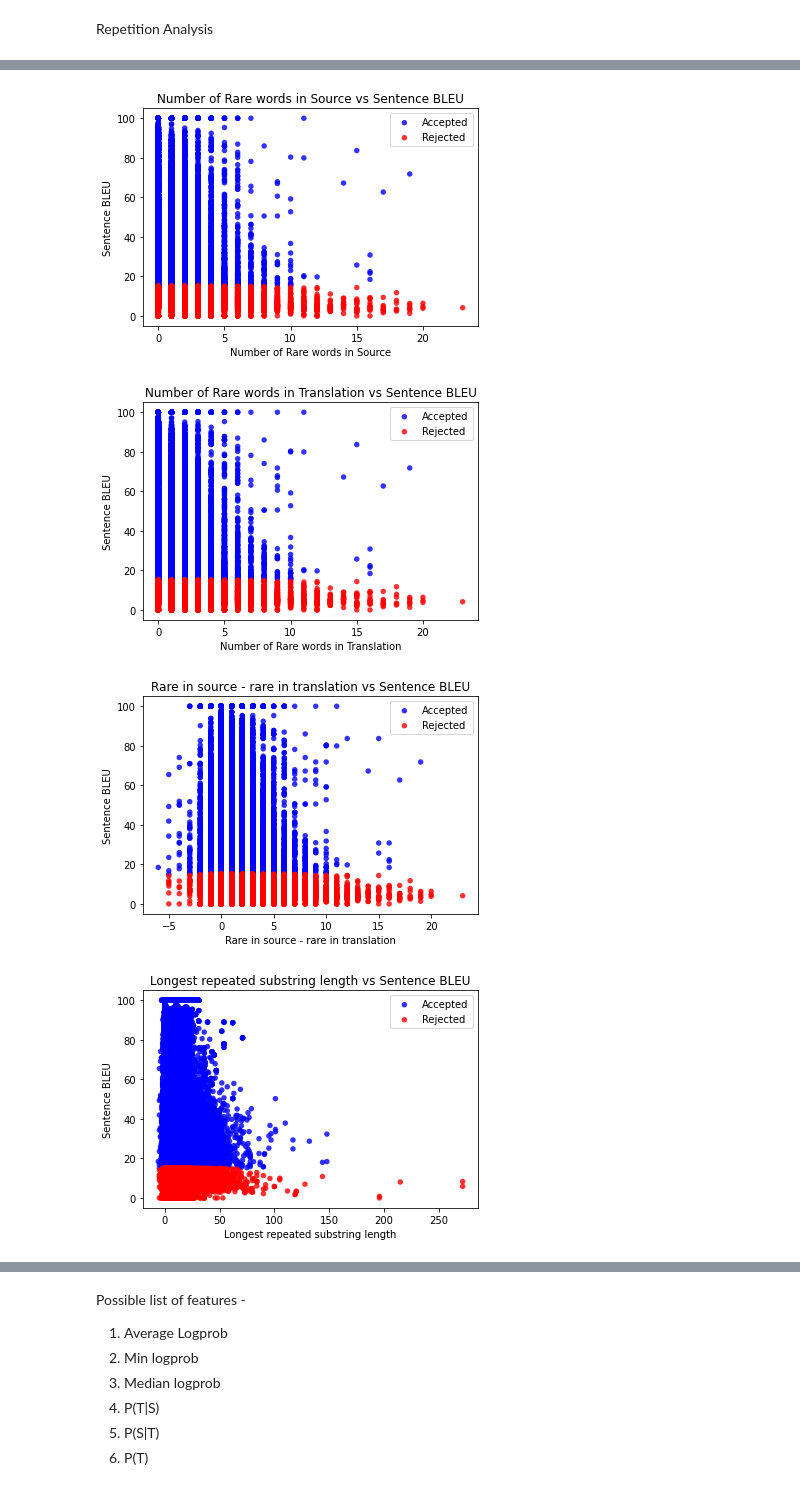
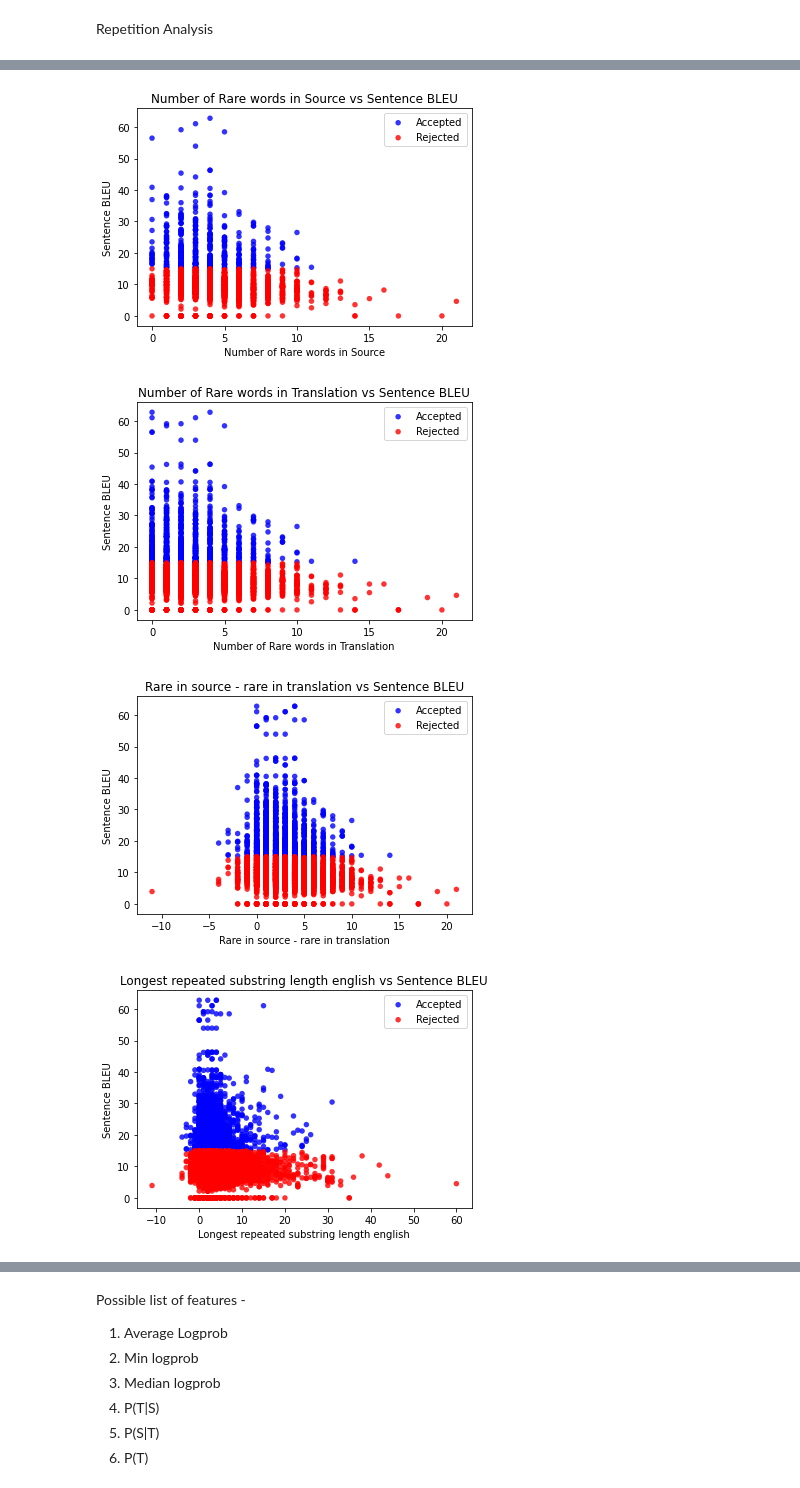
Before and after one commit to DhruvaBansal00/ConfidentMT, a Jupyter notebook: LanguageAnalysis.ipynb, the cells around one changed output, grey strips where cells are left out. Cells and saved outputs as stored; diff of their text form; code cells hidden in the pictures.

Commit message:
Use fw, bw and lm models to get associated graphs. Everything on validation set.

```diff
--- a/LanguageAnalysis.ipynb
+++ b/LanguageAnalysis.ipynb
@@ -74,12 +74,14 @@ checkpoints      Ensembling    NCD_Analysis.ipynb
 configs          FLORES.ipynb  noisychannel
 /content/drive/My Drive/ConfidentMachineTranslation/flores
 # %%
+dataSet = "valid"
+
 !fairseq-generate \
     data-bin/wiki_ne_en_bpe5000/ \
     --source-lang ne --target-lang en \
     --path Ensembles/April_04.pt \
     --beam 5 --lenpen 1.2 \
-    --gen-subset train \
+    --gen-subset $dataSet \
     --remove-bpe=sentencepiece \
     --sacrebleu > analysis/testSet_BLEU.txt
 # %%
@@ -174,7 +176,7 @@ for lines in zip_longest(*files, fillvalue=''):
     sentence_bleu = float(sentence_bleu.split("BLEU4 = ")[1].split(",")[0])
     stats = [float(i) for i in stats.strip("\n").split(" ")]
     stats.append(sentence_bleu)
-    stats.extend([0,0,0,0])
+    stats.extend([0,0,0,0,0,0,0,0]) ###buffer for - (rare_word_in_en, rare_words_in_ne, ne - en, longest_repeated_substring_en, longest_repeated_substring_ne, fw_score, bw_score, lm_score)
     translations.append(Translation(reference, translation, original, stats))
 # %%
 # for translation in translations:
@@ -394,5 +396,7 @@ def longestRepeatedSubstring(str):
     return res_length
 # %%
 for translation in translations:
-    repetition_score = longestRepeatedSubstring(translation.translation)
-    translation.score[8] = repetition_score
+    repetition_score_en = longestRepeatedSubstring(translation.translation)
+    repetition_score_ne = longestRepeatedSubstring(translation.original)
+    translation.score[8] = repetition_score_en
+    translation.score[9] = repetition_score_ne
@@ -399,32 +454,60 @@ for translation in translations:
+# %%
+translation_to_index = {}
+
+for index in range(len(translations)):
+    if translations[index].reference in translation_to_index:
+        translation_to_index[translations[index].reference].append(index)
+    else:
+        translation_to_index[translations[index].reference] = [index]
+
+
+
+lm_references = open("noisychannel/rerank_data/ncd_without_ensembling/nbest_5_subset_"+dataSet+"_fw_name_ne-en_shard_0_of_1/matched_targets", "r")
+lm_hypotheses = open("noisychannel/rerank_data/ncd_without_ensembling/nbest_5_subset_"+dataSet+"_fw_name_ne-en_shard_0_of_1/matched_hypos", "r")
+
+fw_score = open("noisychannel/rerank_data/ncd_without_ensembling/nbest_5_subset_"+dataSet+"_fw_name_ne-en_shard_0_of_1/fw_scores", "r")
+bw_score = open("noisychannel/rerank_data/ncd_without_ensembling/nbest_5_subset_"+dataSet+"_fw_name_ne-en_shard_0_of_1/bw_scores", "r")
+lm_score = open("noisychannel/rerank_data/ncd_without_ensembling/nbest_5_subset_"+dataSet+"_fw_name_ne-en_shard_0_of_1/lm_scores", "r")
+
+files = [lm_references, lm_hypotheses, fw_score, bw_score, lm_score]
+
+for lines in zip_longest(*files, fillvalue=''):
+    ref, hypo, fw, bw, lm = lines
+    for index in translation_to_index[ref]:
+        translations[index].score[10:13] = [float(fw.strip("\n")), float(bw.strip("\n")), float(lm.strip("\n"))]
 # %%
 accepted_set_stats = [[],[]]
 rejected_set_stats = [[],[]]
 
-index_to_label = {0: "Average Logprob", 1: "Min Logprob", 2: "Median Logprob", 3: "Max Logprob", 5: "Number of Rare words in Source", 6: "Number of Rare words in Translation", 7: "Rare in source - rare in translation", 8: "Longest repeated substring length"}
-indices = [5,6,7,8]
+index_to_label = {0: "Average Logprob", 1: "Min Logprob", 2: "Median Logprob",
+                  3: "Max Logprob", 5: "Number of Rare words in Source",
+                  6: "Number of Rare words in Translation", 7: "Rare in source - rare in translation",
+                  8: "Longest repeated substring length english", 9: "Longest repeated substring length nepali", 10: "Forward Model score",
+                  11: "Backward Model score", 12: "Language Model score"}
+indices = [5,6,7,8,9,10,11,12]
 
 for i in indices:
     for translation in translations:
         if translation.score[4] > 15:
             accepted_set_stats[0].append(translation.score[i])
             accepted_set_stats[1].append(translation.score[4])
         else:
             rejected_set_stats[0].append(translation.score[i])
             rejected_set_stats[1].append(translation.score[4])
 
     fig = plt.figure()
     ax = fig.add_subplot(1, 1, 1)
 
     ax.scatter(accepted_set_stats[0], accepted_set_stats[1], alpha=0.8, c="blue", edgecolors='none', s=30, label="Accepted")
     ax.scatter(rejected_set_stats[0], rejected_set_stats[1], alpha=0.8, c="red", edgecolors='none', s=30, label="Rejected")
 
     plt.xlabel(index_to_label[i])
     plt.ylabel('Sentence BLEU')
     plt.title(index_to_label[i] + ' vs Sentence BLEU')
     plt.legend(loc=1)
     plt.show()
 # %% [output]
-[figure, old version]
+[figure, new version]
-[figure, old version]
+[figure, new version]
-[figure, old version]
+[figure, new version]
-[figure, old version]
+[figure, new version]
```
Also changed, not shown: parts of 9 cells of this notebook.
